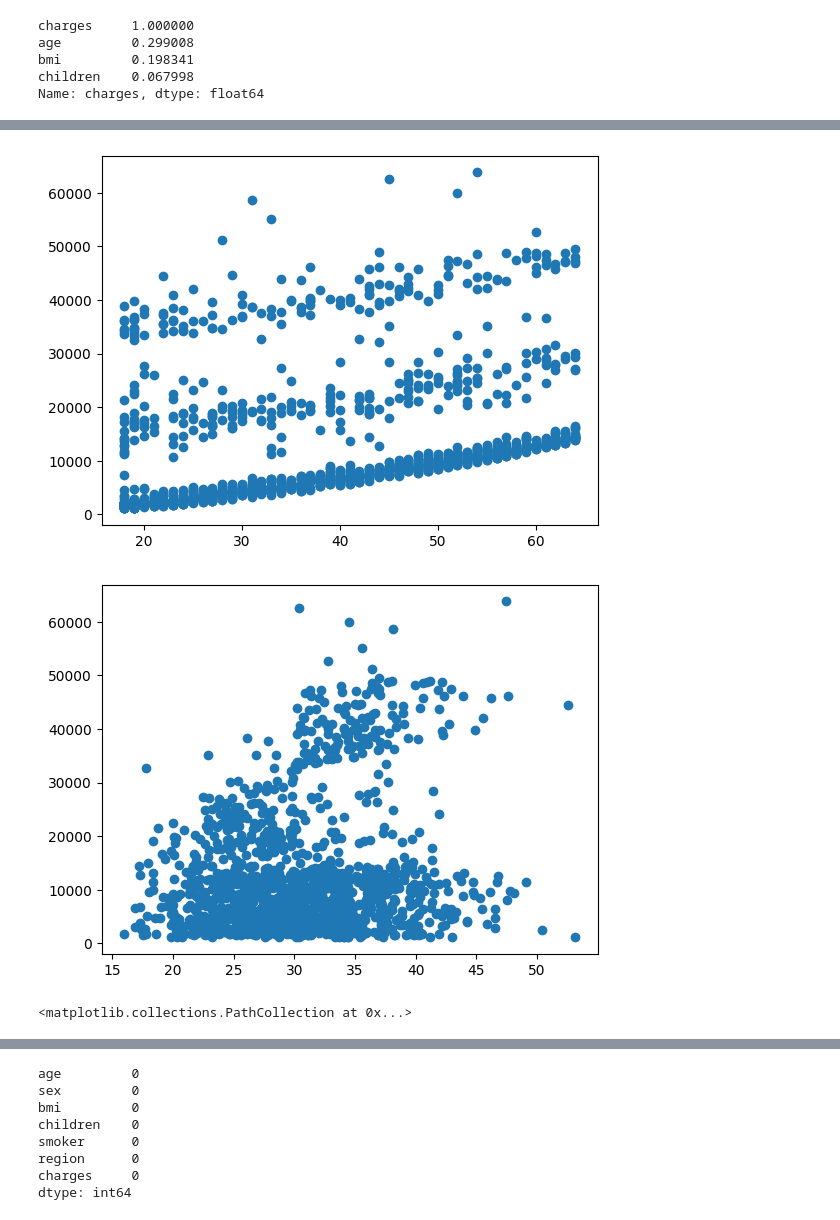
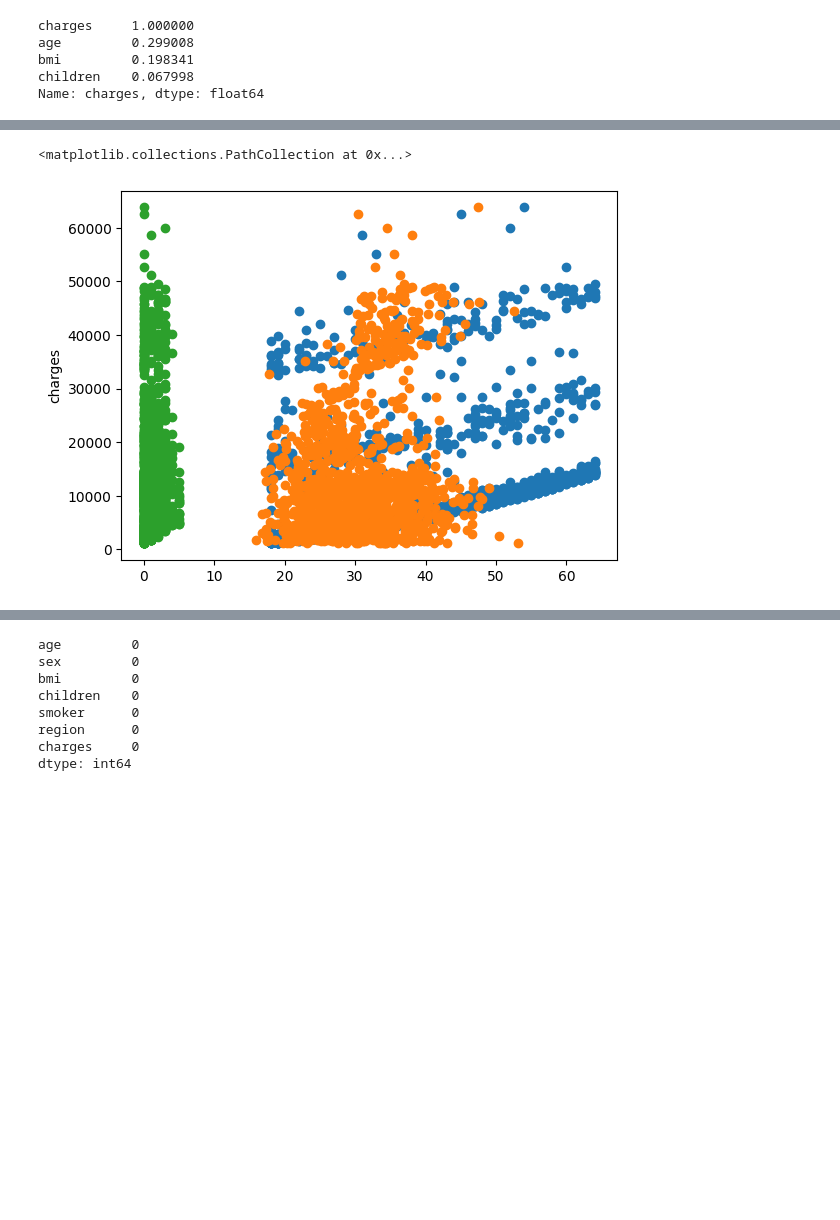
Before and after one commit to nhdien1394/AI-Project, a Jupyter notebook: Insurance_Regression.ipynb, the cells around one changed output, grey strips where cells are left out. Cells and saved outputs as stored; diff of their text form; code cells hidden in the pictures; blank space fills up the shorter version.

```diff
--- a/Insurance_Regression.ipynb
+++ b/Insurance_Regression.ipynb
@@ -87,13 +108,8 @@ Name: charges, dtype: float64
 # %%
-
 plt.scatter(insurance["age"] , insurance["charges"])
-plt.show()
-
+plt.ylabel("charges")
 plt.scatter(insurance["bmi"] , insurance["charges"])
-plt.show()
-
 plt.scatter(insurance["children"] , insurance["charges"])
 # %% [output]
+<matplotlib.collections.PathCollection at 0x...>
-[figure, old version]
+[figure, new version]
-[figure, removed]
-<matplotlib.collections.PathCollection at 0x...>
```
Also changed, not shown: parts of 5 cells of this notebook.
